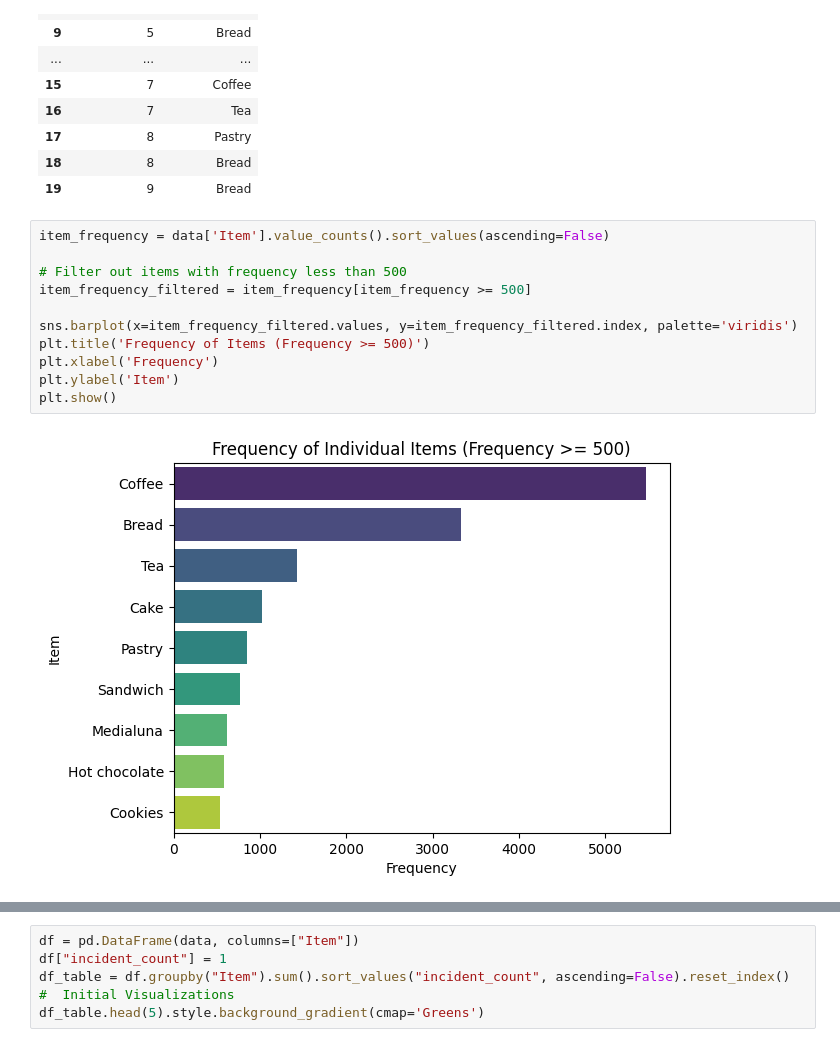
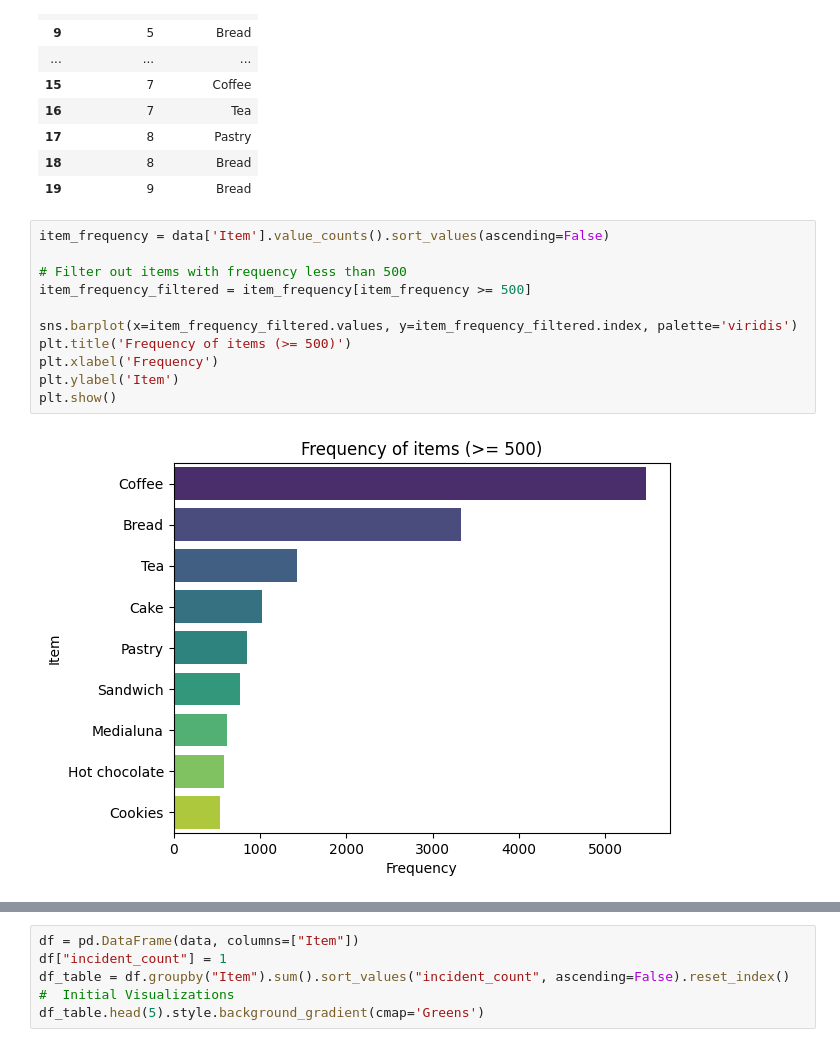
Before and after one commit to ahtalebi/Machine-Learning-, a Jupyter notebook: recommender/Apriori.ipynb, the cells around one changed output, grey strips where cells are left out. Cells and saved outputs as stored; diff of their text form.

```diff
--- a/recommender/Apriori.ipynb
+++ b/recommender/Apriori.ipynb
@@ -30,13 +30,13 @@ data.head(20)
 # %%
 item_frequency = data['Item'].value_counts().sort_values(ascending=False)
 
 # Filter out items with frequency less than 500
 item_frequency_filtered = item_frequency[item_frequency >= 500]
 
 sns.barplot(x=item_frequency_filtered.values, y=item_frequency_filtered.index, palette='viridis')
-plt.title('Frequency of Items (Frequency >= 500)')
+plt.title('Frequency of items (>= 500)')
 plt.xlabel('Frequency')
 plt.ylabel('Item')
 plt.show()
 # %% [output]
-[figure, old version]
+[figure, new version]
```
Also changed, not shown: parts of 5 cells of this notebook.
